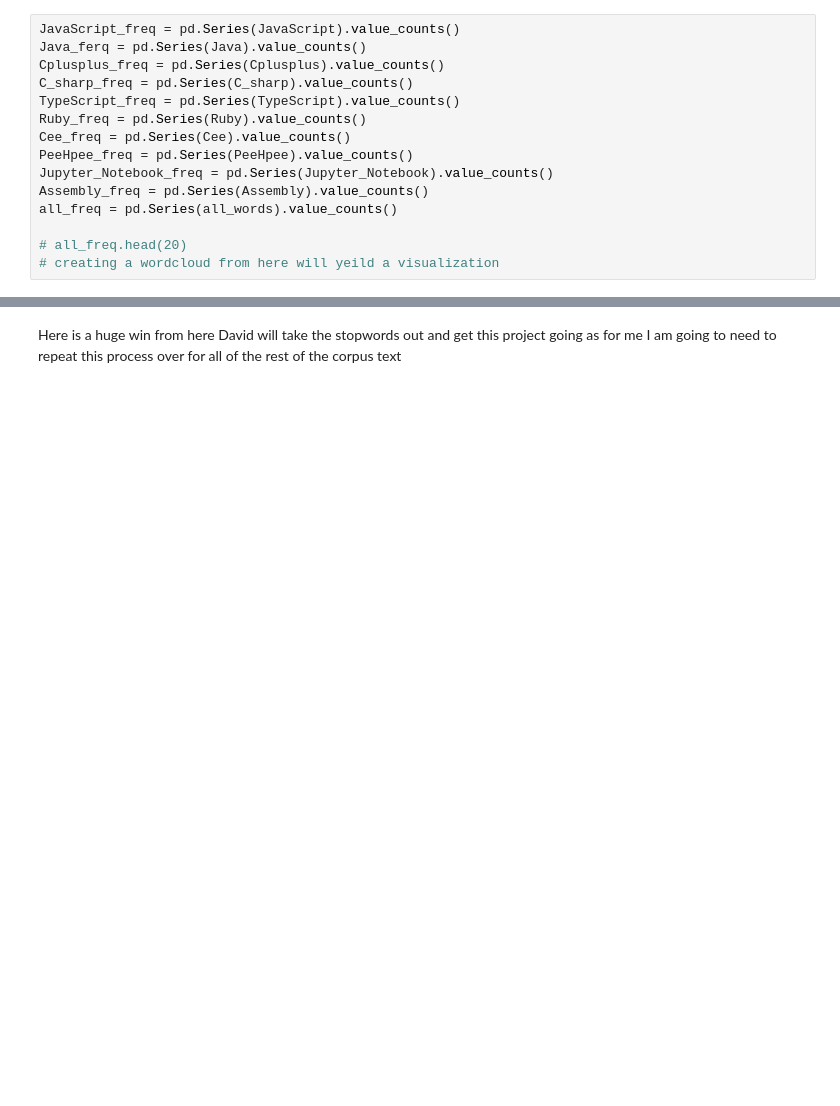
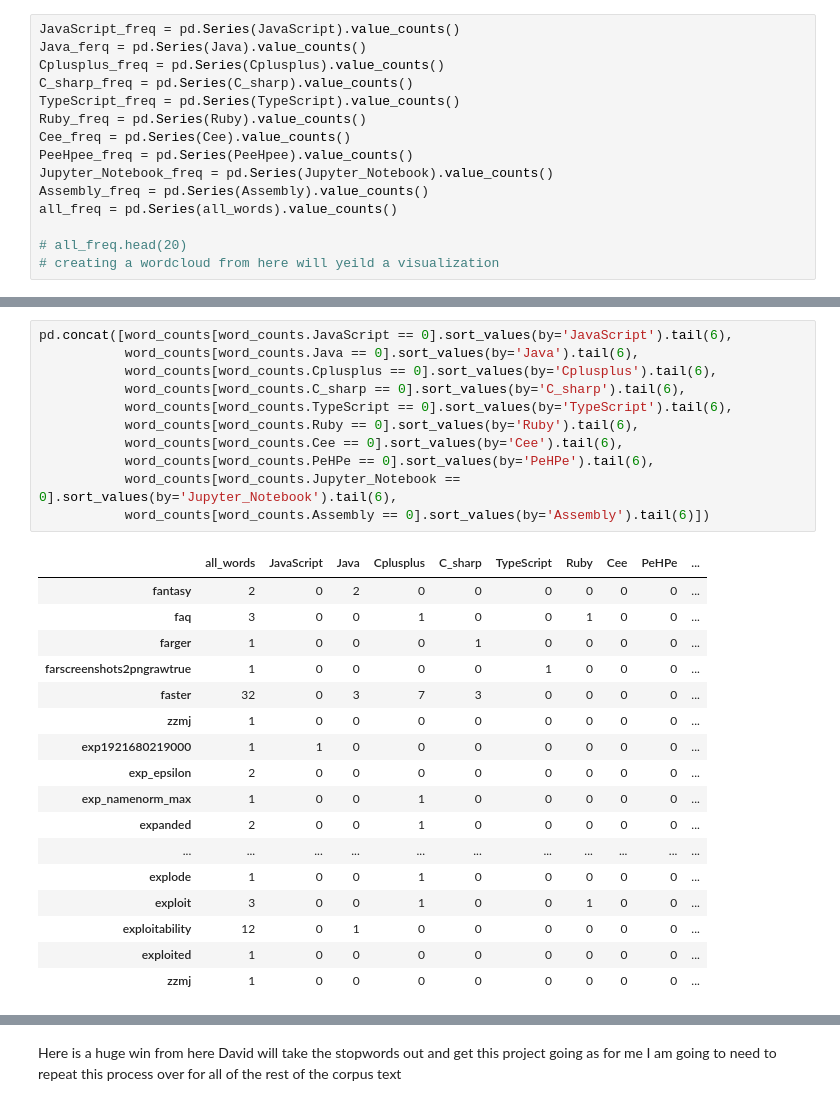
Before and after one commit to Lindsey-Melkozerov-Mitchell/project_repo, a Jupyter notebook: Vfolder/scratch.ipynb, the cells around one changed output, grey strips where cells are left out. Cells and saved outputs as stored; diff of their text form; blank space fills up the shorter version.

```diff
--- a/Vfolder/scratch.ipynb
+++ b/Vfolder/scratch.ipynb
@@ -514,0 +331,29 @@ word_counts.sort_values(by='all_words', ascending=False).head(20)
+# %%
+pd.concat([word_counts[word_counts.JavaScript == 0].sort_values(by='JavaScript').tail(6),
+           word_counts[word_counts.Java == 0].sort_values(by='Java').tail(6),
+           word_counts[word_counts.Cplusplus == 0].sort_values(by='Cplusplus').tail(6),
+           word_counts[word_counts.C_sharp == 0].sort_values(by='C_sharp').tail(6),
+           word_counts[word_counts.TypeScript == 0].sort_values(by='TypeScript').tail(6),
+           word_counts[word_counts.Ruby == 0].sort_values(by='Ruby').tail(6),
+           word_counts[word_counts.Cee == 0].sort_values(by='Cee').tail(6),
+           word_counts[word_counts.PeHPe == 0].sort_values(by='PeHPe').tail(6),
+           word_counts[word_counts.Jupyter_Notebook == 0].sort_values(by='Jupyter_Notebook').tail(6),
+           word_counts[word_counts.Assembly == 0].sort_values(by='Assembly').tail(6)])
+# %% [output]
+|  | all_words | JavaScript | Java | Cplusplus | C_sharp | TypeScript | Ruby | Cee | PeHPe | ... |
+| fantasy | 2 | 0 | 2 | 0 | 0 | 0 | 0 | 0 | 0 | ... |
+| faq | 3 | 0 | 0 | 1 | 0 | 0 | 1 | 0 | 0 | ... |
+| farger | 1 | 0 | 0 | 0 | 1 | 0 | 0 | 0 | 0 | ... |
+| farscreenshots2pngrawtrue | 1 | 0 | 0 | 0 | 0 | 1 | 0 | 0 | 0 | ... |
+| faster | 32 | 0 | 3 | 7 | 3 | 0 | 0 | 0 | 0 | ... |
+| zzmj | 1 | 0 | 0 | 0 | 0 | 0 | 0 | 0 | 0 | ... |
+| exp1921680219000 | 1 | 1 | 0 | 0 | 0 | 0 | 0 | 0 | 0 | ... |
+| exp_epsilon | 2 | 0 | 0 | 0 | 0 | 0 | 0 | 0 | 0 | ... |
+| exp_namenorm_max | 1 | 0 | 0 | 1 | 0 | 0 | 0 | 0 | 0 | ... |
+| expanded | 2 | 0 | 0 | 1 | 0 | 0 | 0 | 0 | 0 | ... |
+| ... | ... | ... | ... | ... | ... | ... | ... | ... | ... | ... |
+| explode | 1 | 0 | 0 | 1 | 0 | 0 | 0 | 0 | 0 | ... |
+| exploit | 3 | 0 | 0 | 1 | 0 | 0 | 1 | 0 | 0 | ... |
+| exploitability | 12 | 0 | 1 | 0 | 0 | 0 | 0 | 0 | 0 | ... |
+| exploited | 1 | 0 | 0 | 0 | 0 | 0 | 0 | 0 | 0 | ... |
+| zzmj | 1 | 0 | 0 | 0 | 0 | 0 | 0 | 0 | 0 | ... |
```
Also changed, not shown: parts of 36 cells of this notebook.
